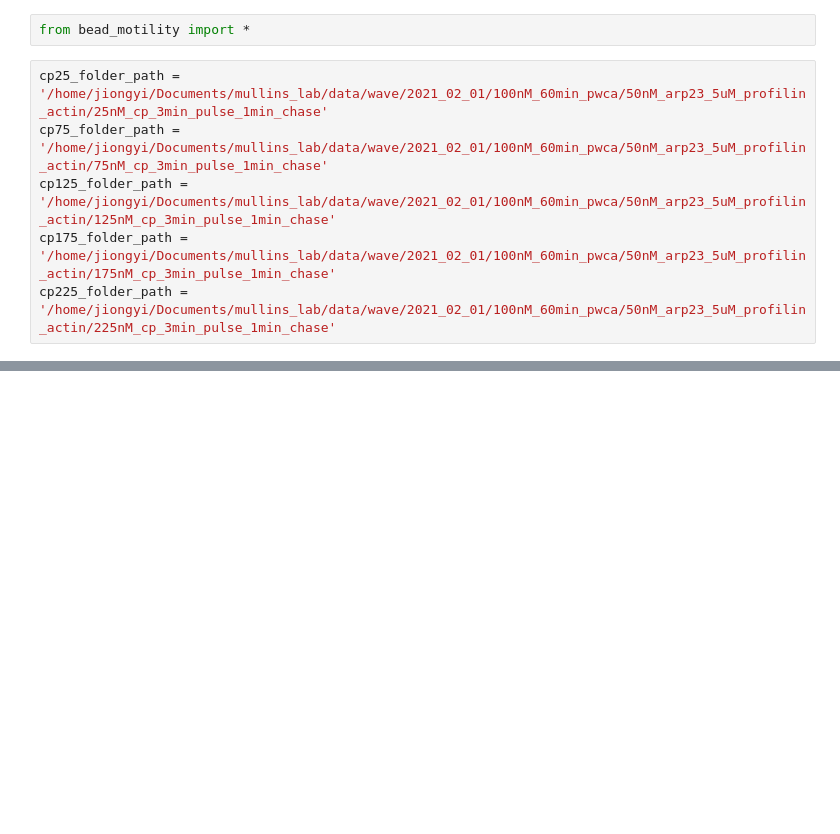
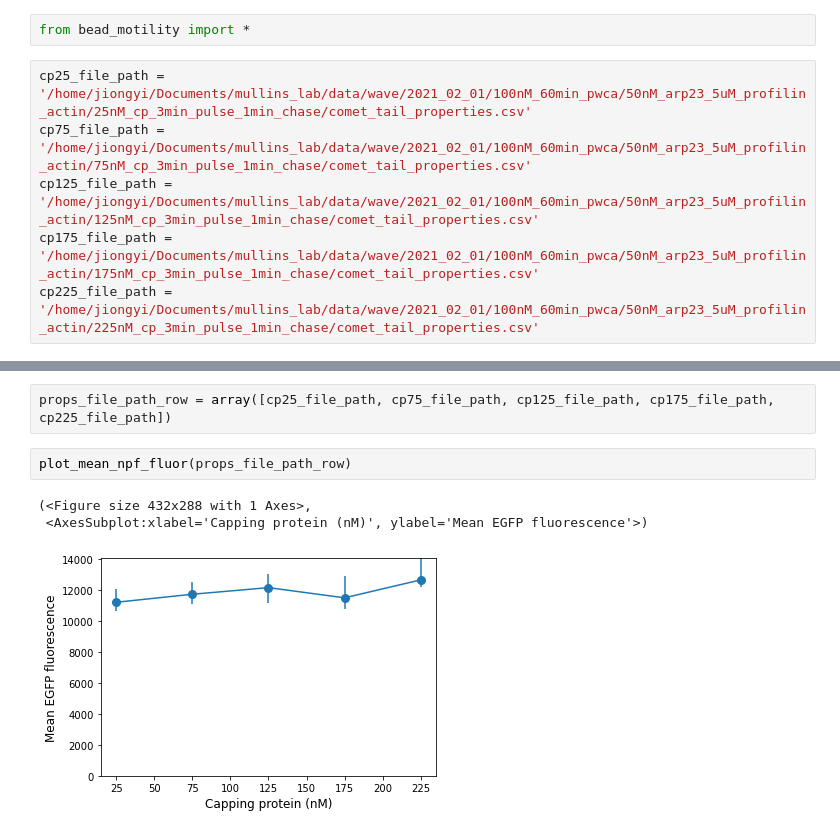
Before and after one commit to jiongyi/postdoc, a Jupyter notebook: actin_assembly/bead_motility/2021_02_08_wave_bead_motility.ipynb, the cells around one changed output, grey strips where cells are left out. Cells and saved outputs as stored; diff of their text form; blank space fills up the shorter version.

Commit message:
analyzed bead motility data

```diff
--- a/actin_assembly/bead_motility/2021_02_08_wave_bead_motility.ipynb
+++ b/actin_assembly/bead_motility/2021_02_08_wave_bead_motility.ipynb
@@ -1,8 +1,8 @@
 # %%
 from bead_motility import *
 # %%
-cp25_folder_path = '/home/jiongyi/Documents/mullins_lab/data/wave/2021_02_01/100nM_60min_pwca/50nM_arp23_5uM_profilin_actin/25nM_cp_3min_pulse_1min_chase'
-cp75_folder_path = '/home/jiongyi/Documents/mullins_lab/data/wave/2021_02_01/100nM_60min_pwca/50nM_arp23_5uM_profilin_actin/75nM_cp_3min_pulse_1min_chase'
-cp125_folder_path = '/home/jiongyi/Documents/mullins_lab/data/wave/2021_02_01/100nM_60min_pwca/50nM_arp23_5uM_profilin_actin/125nM_cp_3min_pulse_1min_chase'
-cp175_folder_path = '/home/jiongyi/Documents/mullins_lab/data/wave/2021_02_01/100nM_60min_pwca/50nM_arp23_5uM_profilin_actin/175nM_cp_3min_pulse_1min_chase'
-cp225_folder_path = '/home/jiongyi/Documents/mullins_lab/data/wave/2021_02_01/100nM_60min_pwca/50nM_arp23_5uM_profilin_actin/225nM_cp_3min_pulse_1min_chase'
+cp25_file_path = '/home/jiongyi/Documents/mullins_lab/data/wave/2021_02_01/100nM_60min_pwca/50nM_arp23_5uM_profilin_actin/25nM_cp_3min_pulse_1min_chase/comet_tail_properties.csv'
+cp75_file_path = '/home/jiongyi/Documents/mullins_lab/data/wave/2021_02_01/100nM_60min_pwca/50nM_arp23_5uM_profilin_actin/75nM_cp_3min_pulse_1min_chase/comet_tail_properties.csv'
+cp125_file_path = '/home/jiongyi/Documents/mullins_lab/data/wave/2021_02_01/100nM_60min_pwca/50nM_arp23_5uM_profilin_actin/125nM_cp_3min_pulse_1min_chase/comet_tail_properties.csv'
+cp175_file_path = '/home/jiongyi/Documents/mullins_lab/data/wave/2021_02_01/100nM_60min_pwca/50nM_arp23_5uM_profilin_actin/175nM_cp_3min_pulse_1min_chase/comet_tail_properties.csv'
+cp225_file_path = '/home/jiongyi/Documents/mullins_lab/data/wave/2021_02_01/100nM_60min_pwca/50nM_arp23_5uM_profilin_actin/225nM_cp_3min_pulse_1min_chase/comet_tail_properties.csv'
@@ -28,0 +9,8 @@ KeyboardInterrupt:
+# %%
+props_file_path_row = array([cp25_file_path, cp75_file_path, cp125_file_path, cp175_file_path, cp225_file_path])
+# %%
+plot_mean_npf_fluor(props_file_path_row)
+# %% [output]
+(<Figure size 432x288 with 1 Axes>,
+ <AxesSubplot:xlabel='Capping protein (nM)', ylabel='Mean EGFP fluorescence'>)
+[figure, added]
```
Also changed, not shown: parts of 4 cells of this notebook, 5 other files.
